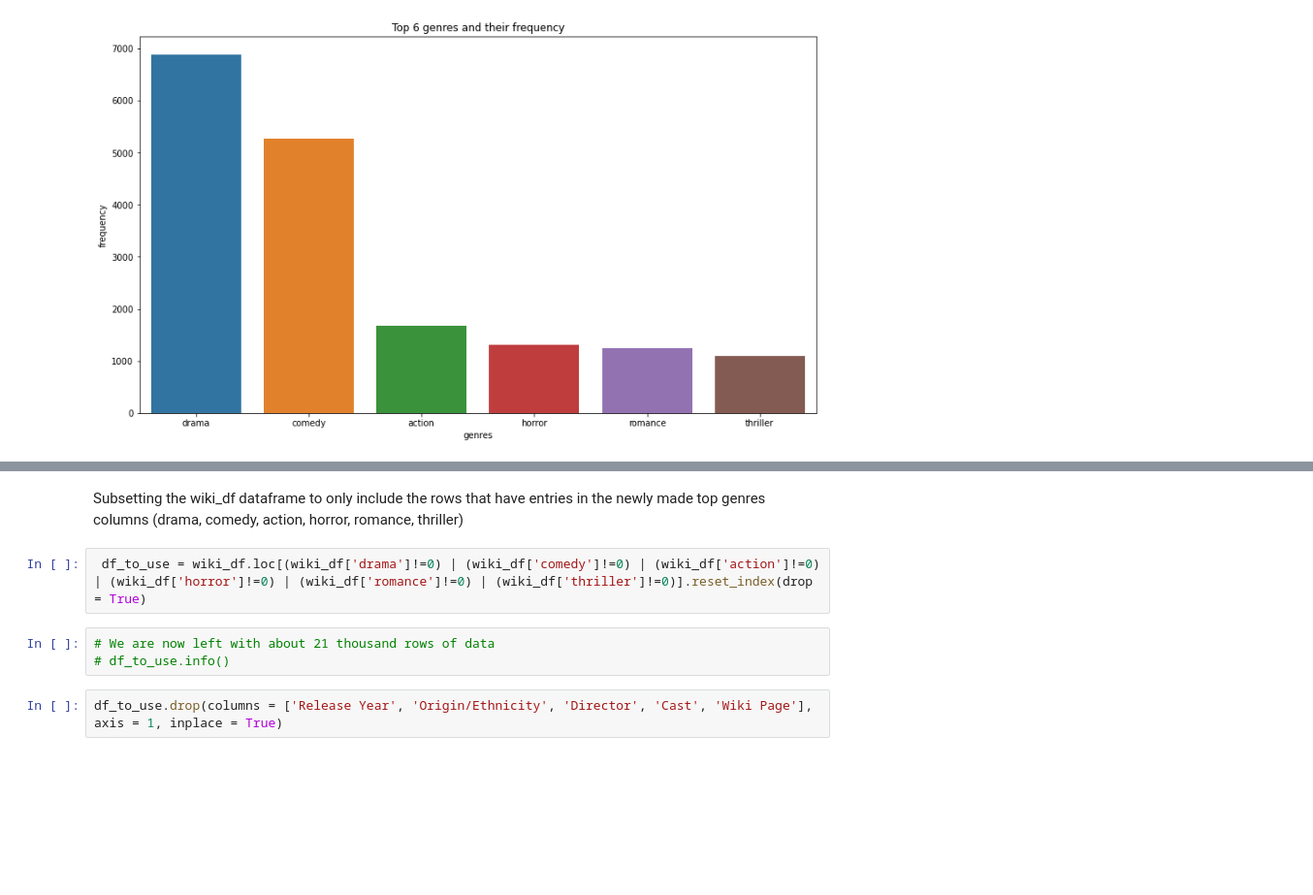
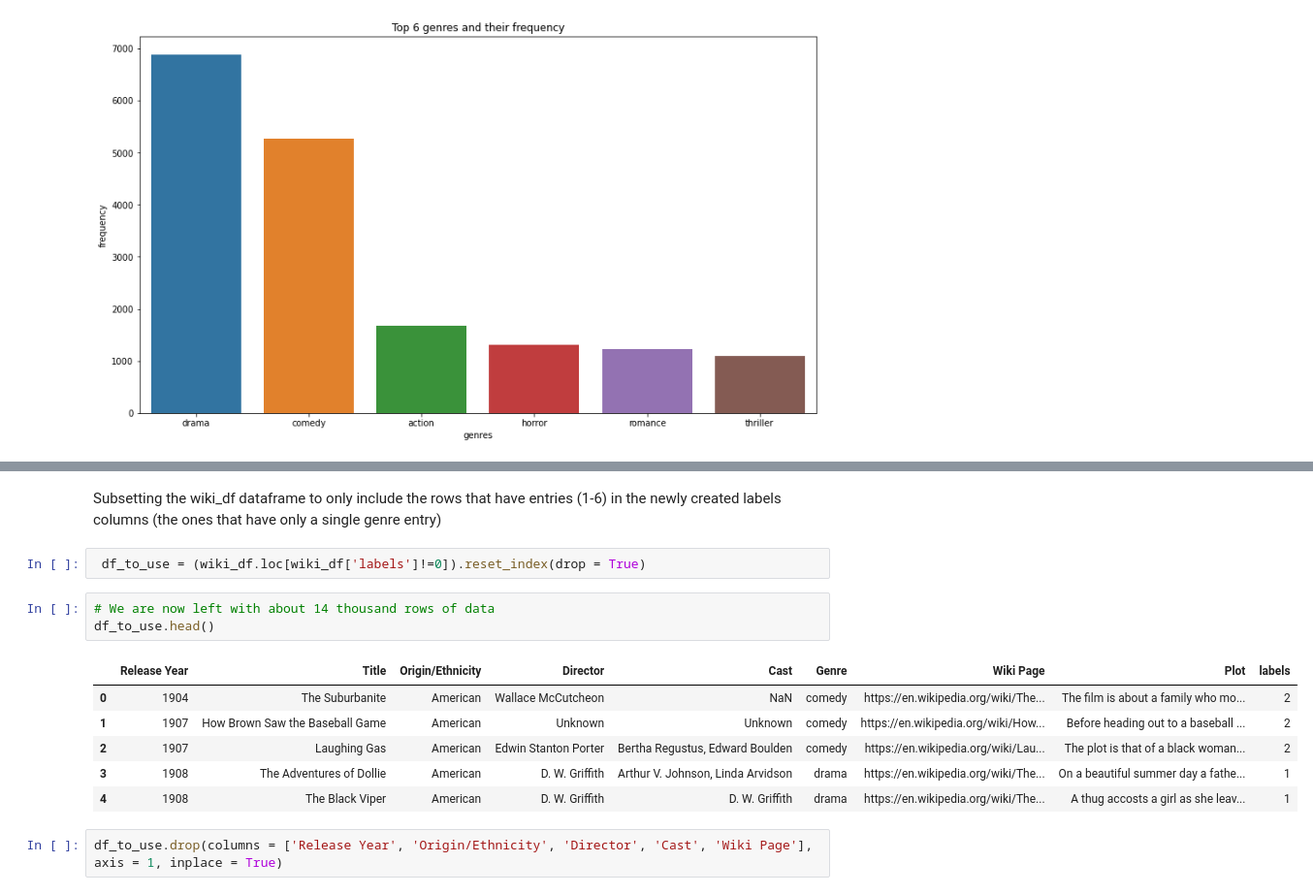
Before and after one commit to Wonuabimbola/movie-genre-prediction, a Jupyter notebook: Untitled.ipynb, the cells around one changed output, grey strips where cells are left out. Shown: that part at 97% size. Cells and saved outputs as stored; diff of their text form; blank space fills up the shorter version.

```diff
--- a/Untitled.ipynb
+++ b/Untitled.ipynb
@@ -164,10 +187,17 @@ wiki_df.sample(6)
 # %% [markdown]
-Subsetting the wiki_df dataframe to only include the rows that have entries in the newly made top genres columns (drama, comedy, action, horror, romance, thriller)
+Subsetting the wiki_df dataframe to only include the rows that have entries (1-6) in the newly created labels columns (the ones that have only a single genre entry)
 # %%
- df_to_use = wiki_df.loc[(wiki_df['drama']!=0) | (wiki_df['comedy']!=0) | (wiki_df['action']!=0) | (wiki_df['horror']!=0) | (wiki_df['romance']!=0) | (wiki_df['thriller']!=0)].reset_index(drop = True)
+ df_to_use = (wiki_df.loc[wiki_df['labels']!=0]).reset_index(drop = True)
 # %%
-# We are now left with about 21 thousand rows of data
-# df_to_use.info()
+# We are now left with about 14 thousand rows of data
+df_to_use.head()
+# %% [output]
+|  | Release Year | Title | Origin/Ethnicity | Director | Cast | Genre | Wiki Page | Plot | labels |
+| 0 | 1904 | The Suburbanite | American | Wallace McCutcheon | NaN | comedy | https://en.wikipedia.org/wiki/The... | The film is about a family who mo... | 2 |
+| 1 | 1907 | How Brown Saw the Baseball Game | American | Unknown | Unknown | comedy | https://en.wikipedia.org/wiki/How... | Before heading out to a baseball ... | 2 |
+| 2 | 1907 | Laughing Gas | American | Edwin Stanton Porter | Bertha Regustus, Edward Boulden | comedy | https://en.wikipedia.org/wiki/Lau... | The plot is that of a black woman... | 2 |
+| 3 | 1908 | The Adventures of Dollie | American | D. W. Griffith | Arthur V. Johnson, Linda Arvidson | drama | https://en.wikipedia.org/wiki/The... | On a beautiful summer day a fathe... | 1 |
+| 4 | 1908 | The Black Viper | American | D. W. Griffith | D. W. Griffith | drama | https://en.wikipedia.org/wiki/The... | A thug accosts a girl as she leav... | 1 |
 # %%
 df_to_use.drop(columns = ['Release Year', 'Origin/Ethnicity', 'Director', 'Cast', 'Wiki Page'], axis = 1, inplace = True)
 # %%
```
Also changed, not shown: parts of 27 cells of this notebook.
